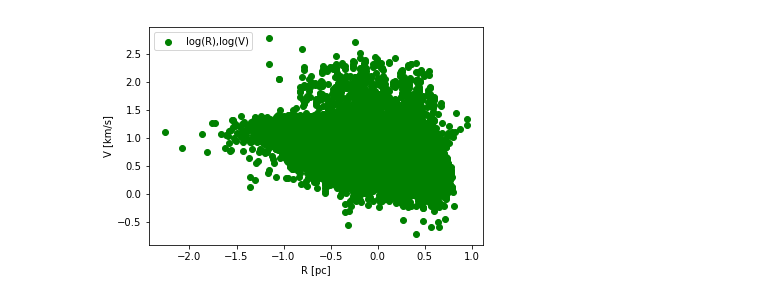
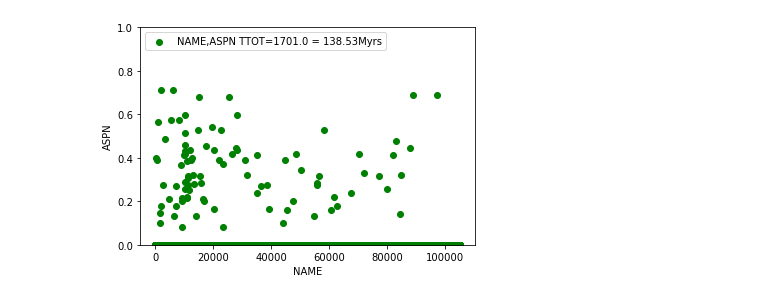
Before and after one commit to nbody6ppgpu/Nbody6PPGPU-beijing, a Jupyter notebook: examples/readhdf5.ipynb, the cells around one changed output. Drawn from its saved outputs; the diff is of its cells as text; code cells hidden in the pictures.

Commit message:
readhdf5.ipynb updated to read and plot black hole spins

```diff
--- a/examples/readhdf5.ipynb
+++ b/examples/readhdf5.ipynb
@@ -1,7 +1,7 @@
 # %%
 import h5py
 import numpy as np
-f =  h5py.File("snap.40_5.h5part", "r")
+f =  h5py.File("snap.40_1700.h5part", "r")
 # print groups
 #for group in f.keys():
 #    print(group)
@@ -9,12 +9,13 @@ f =  h5py.File("snap.40_5.h5part", "r")
 #def printname(name):
 #    print(name)
 #f.visit(printname)
-scalars = f['/Step#5/000 Scalars']
+scalars = f['/Step#7/000 Scalars']
 n = int(scalars.shape[0])
 S_AS = np.zeros(n+1)
 for m in range(n):
     S_AS[m+1] = scalars[m]
 S_AS.shape
+
 #
 # recover scalar data as in program
 TTOT = S_AS[1]
@@ -68,19 +69,22 @@ N_SINGLE = int(S_AS[68])
 N_BINARY = int(S_AS[69])
 N_MERGER = int(S_AS[70])
 
+print(" N =",N," NPAIRS=",NPAIRS," N_SINGLE=",N_SINGLE," N_BINARY=",N_BINARY," N_MERGER=",N_MERGER)
 # read positions, velocities, stellar evolution data single stars
-x = f['/Step#5/001 X1']
-y = f['/Step#5/002 X2']
-z = f['/Step#5/003 X3']
-vx = f['/Step#5/004 V1']
-vy = f['/Step#5/005 V2']
-vz = f['/Step#5/006 V3']
-mstar = f['/Step#5/023 M']
-rstar = f['/Step#5/026 R*']
-lstar = f['/Step#5/027 L*']
-tstar = f['/Step#5/028 Teff*']
-n=int(mstar.shape[0])
-print(n)
+x = f['/Step#7/001 X1']
+y = f['/Step#7/002 X2']
+z = f['/Step#7/003 X3']
+vx = f['/Step#7/004 V1']
+vy = f['/Step#7/005 V2']
+vz = f['/Step#7/006 V3']
+mstar = f['/Step#7/023 M']
+rstar = f['/Step#7/026 R*']
+lstar = f['/Step#7/027 L*']
+tstar = f['/Step#7/028 Teff*']
+namen = f['/Step#7/032 Name']
+aspnx = f['/Step#7/035 ASPN']
+
+n = N_SINGLE
 
 # rearrange to have fortran equivalent arrays
 X1 = np.zeros(n+1)
@@ -93,7 +97,11 @@ BODY = np.zeros(n+1)
 RADIUS =  np.zeros(n+1)
 LUM =  np.zeros(n+1)
 TEFF =  np.zeros(n+1)
+NAME = np.zeros(n+1,dtype=int)
+ASPN = np.zeros(n+1)
 # positions relative to density center
+IFIRST = 2*NPAIRS+1
+
 for m in range(n):
     X1[m+1] = x[m]-RDENS[1]
     X2[m+1] = y[m]-RDENS[2]
@@ -105,36 +113,63 @@ for m in range(n):
     RADIUS[m+1] = rstar[m]
     LUM[m+1] = lstar[m]
     TEFF[m+1] = tstar[m]
+    NAME[m+1] = namen[m]
+    ASPN[m+1] = aspnx[m]
 RR = np.zeros(n+1)
 VV = np.zeros(n+1)
 LZ = np.zeros(n+1)
 LZ_spec = np.zeros(n+1)
-for m in range(1,n+1):
+for m in range(n+1):
     RR[m] = np.sqrt(X1[m]**2+X2[m]**2+X3[m]**2)
     VV[m] = np.sqrt(V1[m]**2+V2[m]**2+V3[m]**2)
     LZ_spec[m] = np.sqrt(X1[m]**2+X2[m]**2)*np.sqrt(V1[m]**2+V2[m]**2)
     LZ[m] = BODY[m]*LZ_spec[m]
 RR.shape
 
+print(" RBAR,ZMBAR,VSTAR,TSCALE=",RBAR,ZMBAR,VSTAR,TSCALE)
+#for m in range(1,n):
+#    if(VV[m]>200.):
+#        print("m,n,m,x,v=",m,NAME[m],BODY[m]/ZMBAR,X1[m]*RBAR,X2[m]/RBAR,X3[m]/RBAR,V1[m]/VSTAR,V2[m]/VSTAR,V3[m]/VSTAR)
+print(" n, npairs, ifirst=",n,NPAIRS,IFIRST)
+
+
 import matplotlib.pyplot as plt
 # note that data are already stored in physical units
-plt.scatter(np.log10(RR), np.log10(VV), c="g", label="log(R),log(V)")
-plt.xlabel("R [pc]")
-plt.ylabel("V [km/s]")
+#plt.scatter(RR,VV, c="g", label="log(R),log(V)")
+
+lbl = "NAME,ASPN TTOT=" + str(TTOT) + " = " + str(int(100.*TTOT*TSCALE)/100) + "Myrs"
+plt.scatter(NAME,ASPN,c="g", label=lbl)
+
+plt.xlabel("NAME")
+plt.ylabel("ASPN")
+plt.ylim(0, 1)
 plt.legend(loc='upper left')
 plt.show()
 
+lbl = "log(R),log(V) TTOT=" + str(TTOT) + " = " + str(int(100.*TTOT*TSCALE)/100) + "Myrs"
+plt.scatter(np.log10(abs(RR)+1.e-02), np.log10(abs(VV+1.e-02)), c="g", label=lbl)
+#plt.scatter(NAME, np.log10(abs(RR+1.e-02)), c="g", label="NAME,log(V)")
+
+#plt.xlabel("R [pc]")
+plt.xlabel("log (R[pc])")
+plt.ylabel("log (V [km/s])")
+plt.legend(loc='upper left')
+plt.show()
+
+lbl = "R,LZ TTOT=" + str(TTOT) + " = " + str(int(100.*TTOT*TSCALE)/100) + "Myrs"
 # to get back N-body units multiply with scaling constants
-plt.scatter(RR*RBAR, LZ_spec/(RBAR*VSTAR), c="r", label="R,LZ")
-plt.xlabel("R [NB]")
+plt.scatter(RR*RBAR, LZ_spec/(RBAR*VSTAR), c="r", label=lbl)
+plt.xlabel("log (R [NB])")
 plt.ylabel("Lz = m*Rxy*Vt [NB]")
 plt.legend(loc='upper left')
 plt.show()
 
+lbl = "HRD TTOT=" + str(TTOT) + " = " + str(int(100.*TTOT*TSCALE)/100) + "Myrs"
 # colour magnitude diagram
-plt.scatter(-np.log10(TEFF), np.log10(LUM), c="r", label="R,LZ")
-plt.xlabel("T_eff [K]")
-plt.ylabel("L/L_sun")
+plt.scatter(np.log10(TEFF), np.log10(LUM), c="r", label=lbl)
+plt.xlabel("log (T_eff [K])")
+plt.ylabel("log (L/L_sun)")
 plt.legend(loc='upper left')
+plt.gca().invert_xaxis()
 plt.show()
 # %% [output]
@@ -142 +179 @@ plt.show()
-[figure, old version]
+[figure, new version]
```
Also changed, not shown: parts of 1 cell of this notebook.
